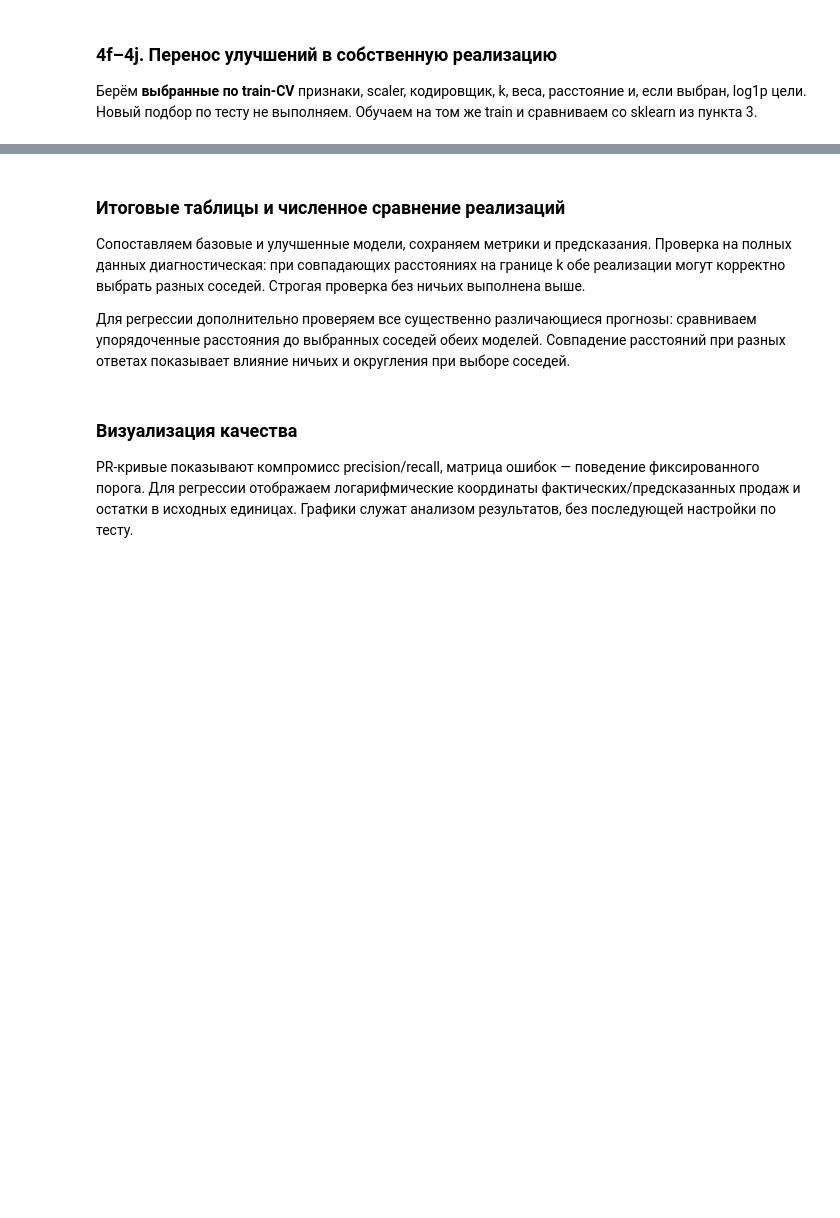
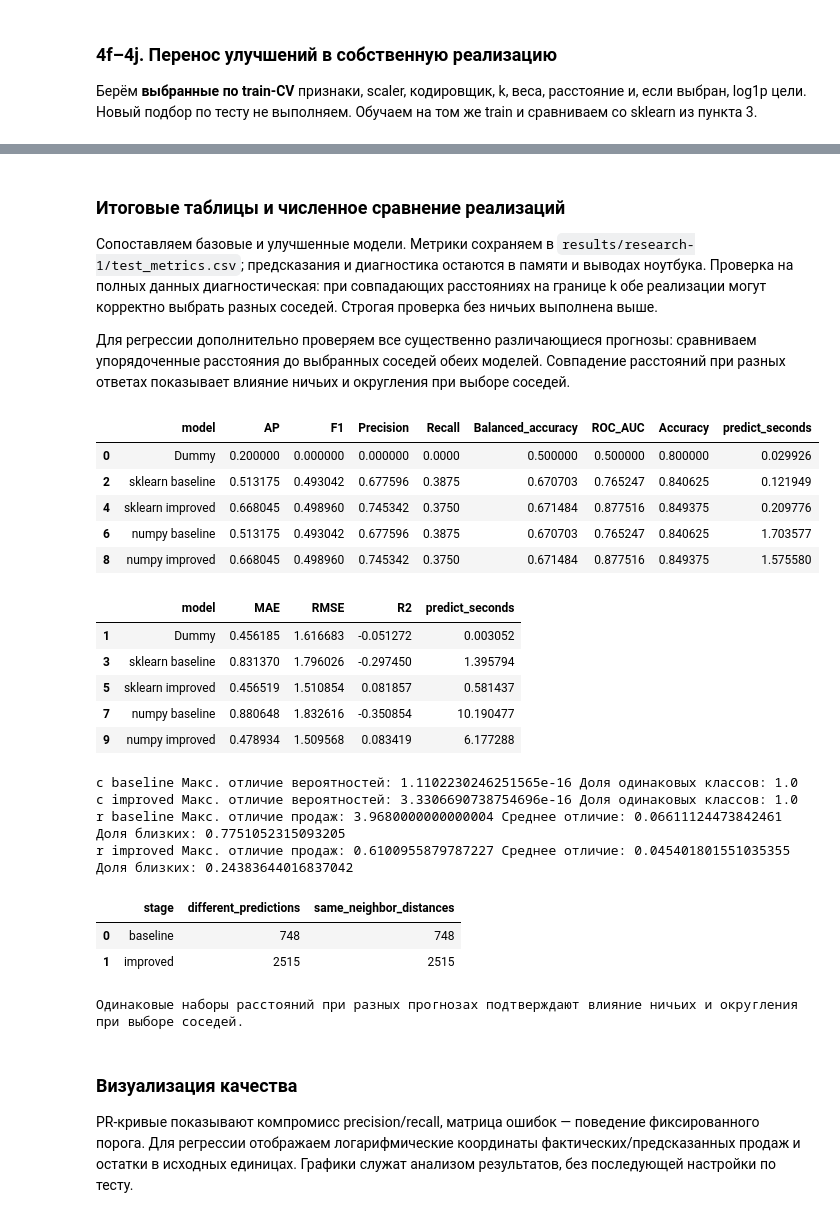
Before and after one commit to skelet0no/knn-classification-regression-labs, a Jupyter notebook: research-1.ipynb, the cells around one changed output, grey strips where cells are left out. Cells and saved outputs as stored; diff of their text form; code cells hidden in the pictures; blank space fills up the shorter version.

```diff
--- a/research-1.ipynb
+++ b/research-1.ipynb
@@ -35,8 +37,6 @@ import os
 os.environ.setdefault("OMP_NUM_THREADS", "2")
 os.environ.setdefault("OPENBLAS_NUM_THREADS", "2")
 from pathlib import Path
-import hashlib
-import json
 import platform
 import time
 import numpy as np
@@ -67,7 +67,7 @@ sns.set_theme(style="whitegrid")
 pd.set_option("display.max_colwidth", 100)
 ROOT = Path.cwd()
 assert (ROOT / "data").exists(), "Откройте ноутбук из корня проекта"
-RESULTS = ROOT / "results"
-RESULTS.mkdir(exist_ok=True)
+RESULTS = ROOT / "results/research-1"
+RESULTS.mkdir(parents=True, exist_ok=True)
 print({"Python": platform.python_version(), "numpy": np.__version__,
        "pandas": pd.__version__, "sklearn": sklearn.__version__})
@@ -264,7 +317,6 @@ for task, X, y, folds, scoring in [("c", Xc_train, yc_train, cv_c, "average_prec
         experiments.append({"task": task, "experiment": name,
             "selection_score": search.best_score_, "std": search.cv_results_["std_test_score"][idx]})
         print(task, name, search.best_params_)
-        pd.DataFrame(search.cv_results_).to_csv(RESULTS / f"grid_{task}_{'log' if 'logY' in name else 'raw'}.csv", index=False)
 cv_table = pd.DataFrame(experiments)
 display(cv_table)
 cv_table.to_csv(RESULTS / "cv_experiments.csv", index=False)
@@ -440,6 +535,6 @@ for task, X, y in [("c", Xc_train, yc_train), ("r", Xr_train, yr_train)]:
 # %% [markdown]
 ### Итоговые таблицы и численное сравнение реализаций
-Сопоставляем базовые и улучшенные модели, сохраняем метрики и предсказания. Проверка на полных данных диагностическая: при совпадающих расстояниях на границе k обе реализации могут корректно выбрать разных соседей. Строгая проверка без ничьих выполнена выше.
+Сопоставляем базовые и улучшенные модели. Метрики сохраняем в `results/research-1/test_metrics.csv`; предсказания и диагностика остаются в памяти и выводах ноутбука. Проверка на полных данных диагностическая: при совпадающих расстояниях на границе k обе реализации могут корректно выбрать разных соседей. Строгая проверка без ничьих выполнена выше.
 
 Для регрессии дополнительно проверяем все существенно различающиеся прогнозы: сравниваем упорядоченные расстояния до выбранных соседей обеих моделей. Совпадение расстояний при разных ответах показывает влияние ничьих и округления при выборе соседей.
 # %%
@@ -458,42 +553,54 @@ for task in ["c", "r"]:
             diff = np.abs(ref - own)
             print(task, stage, "Макс. отличие продаж:", diff.max(),
                   "Среднее отличие:", diff.mean(), "Доля близких:", np.mean(np.isclose(ref, own)))
-for task, y in [("c", yc_test), ("r", yr_test)]:
-    output = pd.DataFrame({"row_index": y.index, "target": y.to_numpy()})
-    for (t, name), pred in predictions.items():
-        if t == task:
-            output[name] = pred[0] if task == "c" else pred
-            if task == "c": output[name + " probability"] = pred[1]
-    output.to_csv(RESULTS / f"predictions_{task}.csv", index=False)
-
 tie_rows = []
 for stage, ref_model, own_model in [("baseline", base_r, own_base_r),
                                      ("improved", improved["r"], own_improved["r"])]:
     ref_pipe = ref_model.regressor_ if isinstance(ref_model, TransformedTargetRegressor) else ref_model
     own_pipe = own_model.regressor_ if isinstance(own_model, TransformedTargetRegressor) else own_model
     own_knn = own_pipe.named_steps["knn"]
     query = own_pipe[:-1].transform(Xr_test)
     np.testing.assert_allclose(ref_pipe[:-1].transform(Xr_train), own_knn.X_, atol=1e-12)
     different = np.flatnonzero(~np.isclose(predictions[("r", "sklearn " + stage)],
                                           predictions[("r", "numpy " + stage)], rtol=1e-8, atol=1e-10))
     explained, offset = 0, 0
     if len(different):
         ref_indices = ref_pipe.named_steps["knn"].kneighbors(query[different], return_distance=False)
         for own_indices, _ in own_knn._neighbors(query[different]):
             count = len(own_indices)
             batch = query[different[offset:offset+count]]
             ref_ids = ref_indices[offset:offset+count]
             d_own = np.linalg.norm(own_knn.X_[own_indices] - batch[:, None, :], ord=own_knn.p, axis=2)
             d_ref = np.linalg.norm(own_knn.X_[ref_ids] - batch[:, None, :], ord=own_knn.p, axis=2)
             explained += np.isclose(np.sort(d_own, axis=1), np.sort(d_ref, axis=1),
                                     rtol=1e-8, atol=1e-10).all(axis=1).sum()
             offset += count
     tie_rows.append({"stage": stage, "different_predictions": len(different),
                      "same_neighbor_distances": int(explained)})
 tie_diagnostics = pd.DataFrame(tie_rows)
 display(tie_diagnostics)
-tie_diagnostics.to_csv(RESULTS / "neighbor_tie_diagnostics.csv", index=False)
 print("Одинаковые наборы расстояний при разных прогнозах подтверждают влияние ничьих и округления при выборе соседей.")
+# %% [output]
+|  | model | AP | F1 | Precision | Recall | Balanced_accuracy | ROC_AUC | Accuracy | predict_seconds |
+| 0 | Dummy | 0.200000 | 0.000000 | 0.000000 | 0.0000 | 0.500000 | 0.500000 | 0.800000 | 0.029926 |
+| 2 | sklearn baseline | 0.513175 | 0.493042 | 0.677596 | 0.3875 | 0.670703 | 0.765247 | 0.840625 | 0.121949 |
+| 4 | sklearn improved | 0.668045 | 0.498960 | 0.745342 | 0.3750 | 0.671484 | 0.877516 | 0.849375 | 0.209776 |
+| 6 | numpy baseline | 0.513175 | 0.493042 | 0.677596 | 0.3875 | 0.670703 | 0.765247 | 0.840625 | 1.703577 |
+| 8 | numpy improved | 0.668045 | 0.498960 | 0.745342 | 0.3750 | 0.671484 | 0.877516 | 0.849375 | 1.575580 |
+|  | model | MAE | RMSE | R2 | predict_seconds |
+| 1 | Dummy | 0.456185 | 1.616683 | -0.051272 | 0.003052 |
+| 3 | sklearn baseline | 0.831370 | 1.796026 | -0.297450 | 1.395794 |
+| 5 | sklearn improved | 0.456519 | 1.510854 | 0.081857 | 0.581437 |
+| 7 | numpy baseline | 0.880648 | 1.832616 | -0.350854 | 10.190477 |
+| 9 | numpy improved | 0.478934 | 1.509568 | 0.083419 | 6.177288 |
+c baseline Макс. отличие вероятностей: 1.1102230246251565e-16 Доля одинаковых классов: 1.0
+c improved Макс. отличие вероятностей: 3.3306690738754696e-16 Доля одинаковых классов: 1.0
+r baseline Макс. отличие продаж: 3.9680000000000004 Среднее отличие: 0.06611124473842461 Доля близких: 0.7751052315093205
+r improved Макс. отличие продаж: 0.6100955879787227 Среднее отличие: 0.045401801551035355 Доля близких: 0.24383644016837042
+|  | stage | different_predictions | same_neighbor_distances |
+| 0 | baseline | 748 | 748 |
+| 1 | improved | 2515 | 2515 |
+Одинаковые наборы расстояний при разных прогнозах подтверждают влияние ничьих и округления при выборе соседей.
 # %% [markdown]
 ### Визуализация качества
 PR-кривые показывают компромисс precision/recall, матрица ошибок — поведение фиксированного порога. Для регрессии отображаем логарифмические координаты фактических/предсказанных продаж и остатки в исходных единицах. Графики служат анализом результатов, без последующей настройки по тесту.
```
Also changed, not shown: parts of 16 cells of this notebook, 5 other files.
